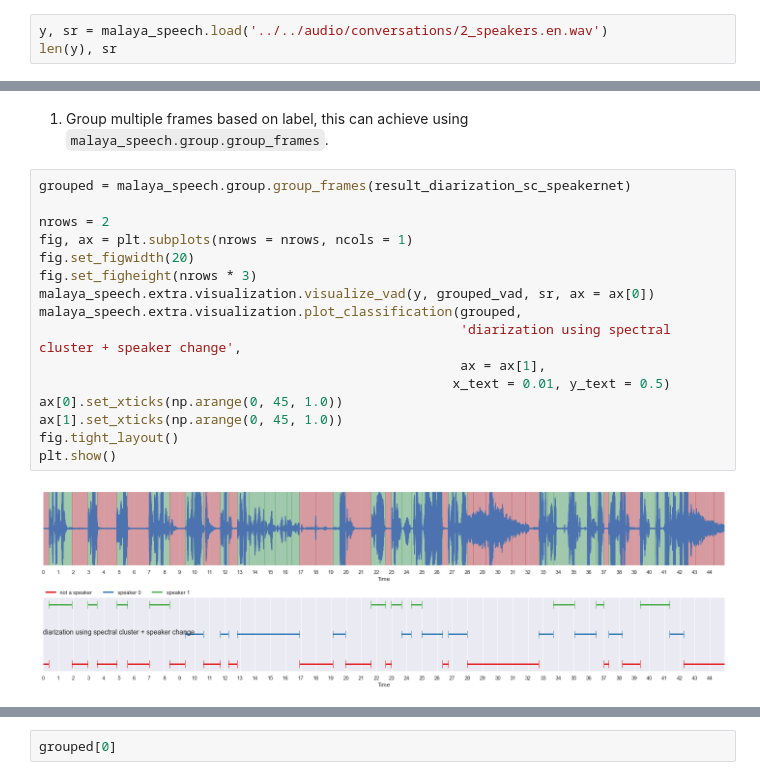
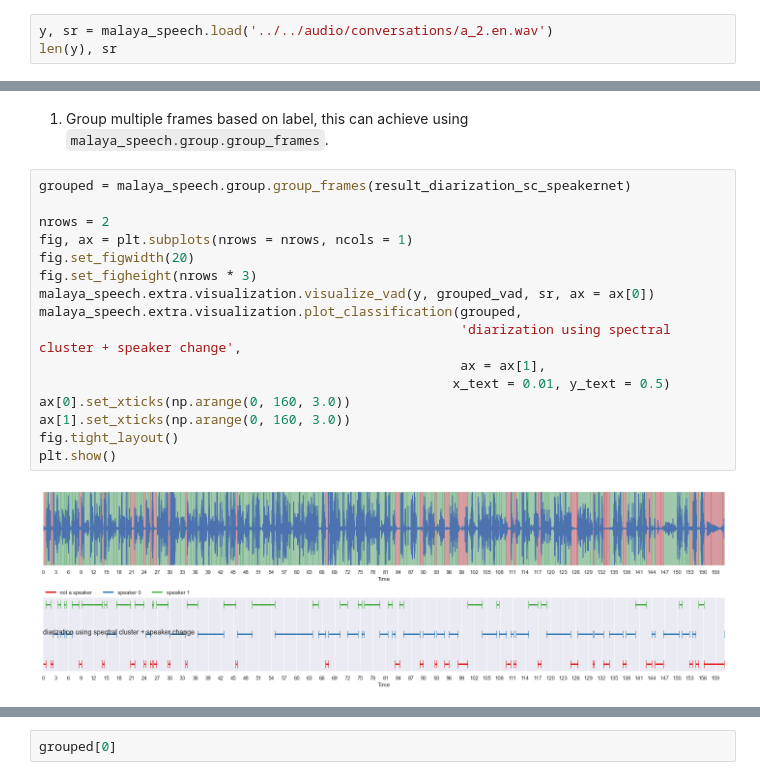
Before and after one commit to abd-almofleh/Style-based-Video-Editor, a Jupyter notebook: src/speaker clustering/final.ipynb, the cells around one changed output, grey strips where cells are left out. Saved outputs shown, nothing was run; the diff lists cells and outputs as text.

```diff
--- a/src/speaker clustering/final.ipynb
+++ b/src/speaker clustering/final.ipynb
@@ -31,6 +31,6 @@ model_speakernet = malaya_speech.speaker_vector.deep_model('speakernet',validate
 # %% [markdown]
 ### Load audio sample
 # %%
-y, sr = malaya_speech.load('../../audio/conversations/2_speakers.en.wav')
+y, sr = malaya_speech.load('../../audio/conversations/a_2.en.wav')
 len(y), sr
 # %% [output]
@@ -158,18 +158,18 @@ plt.show()
 # %%
 grouped = malaya_speech.group.group_frames(result_diarization_sc_speakernet)
 
 nrows = 2
 fig, ax = plt.subplots(nrows = nrows, ncols = 1)
 fig.set_figwidth(20)
 fig.set_figheight(nrows * 3)
 malaya_speech.extra.visualization.visualize_vad(y, grouped_vad, sr, ax = ax[0])
 malaya_speech.extra.visualization.plot_classification(grouped,
                                                       'diarization using spectral cluster + speaker change',
                                                       ax = ax[1],
                                                      x_text = 0.01, y_text = 0.5)
-ax[0].set_xticks(np.arange(0, 45, 1.0))
-ax[1].set_xticks(np.arange(0, 45, 1.0))
+ax[0].set_xticks(np.arange(0, 160, 3.0))
+ax[1].set_xticks(np.arange(0, 160, 3.0))
 fig.tight_layout()
 plt.show()
 # %% [output]
-[figure, old version]
+[figure, new version]
```
Also changed, not shown: parts of 6 cells of this notebook, 3 other files.
